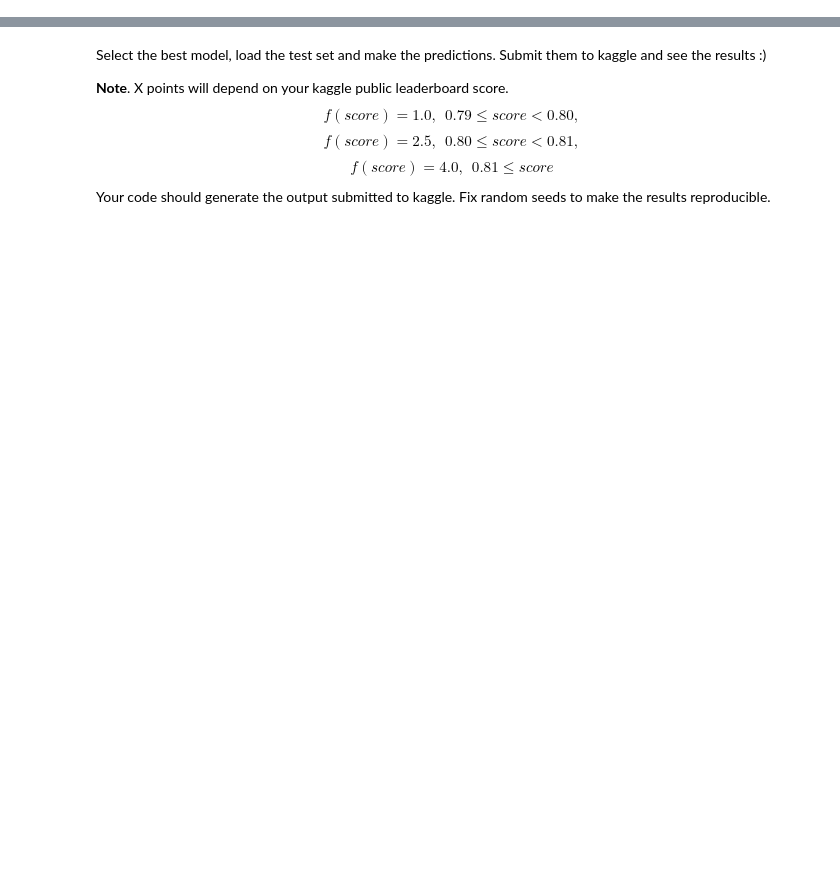
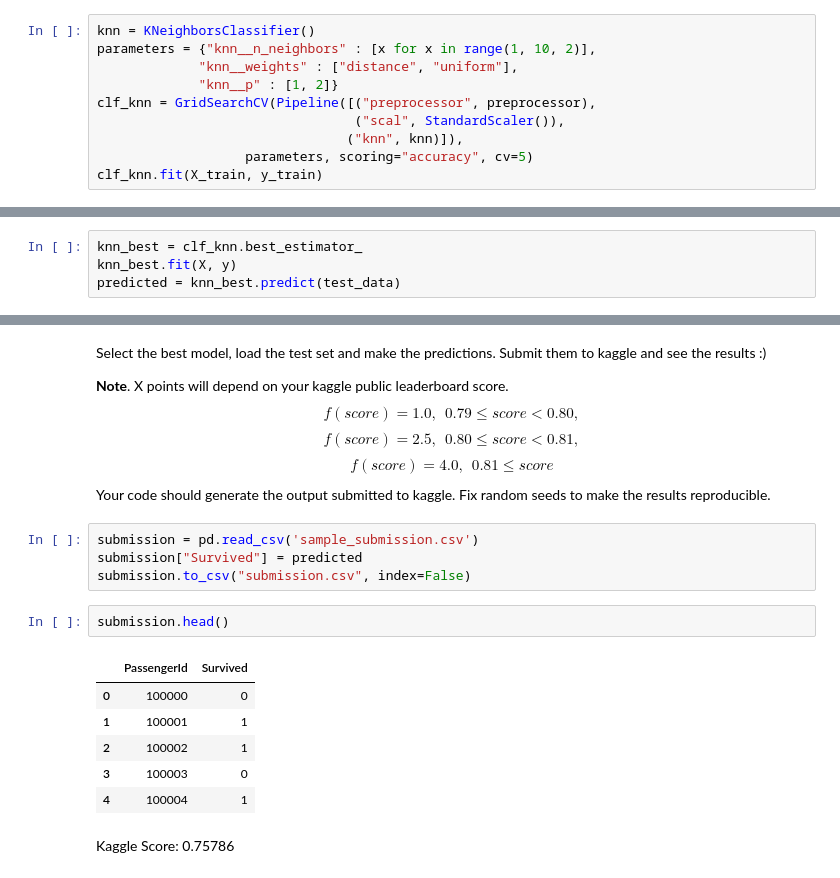
Before and after one commit to drapeykonik/RSS_Course, a Jupyter notebook: Tasks/5. Classification Linear KNN/hw_classification.ipynb, the cells around one changed output, grey strips where cells are left out. Saved outputs shown, nothing was run; the diff lists cells and outputs as text; blank space fills up the shorter version.

```diff
--- a/Tasks/5. Classification Linear KNN/hw_classification.ipynb
+++ b/Tasks/5. Classification Linear KNN/hw_classification.ipynb
@@ -755,0 +717,10 @@ pd.DataFrame({"Train" : metrics.accuracy_score(y_pred=clf.predict(X_train), y_tr
+# %%
+knn = KNeighborsClassifier()
+parameters = {"knn__n_neighbors" : [x for x in range(1, 10, 2)],
+             "knn__weights" : ["distance", "uniform"],
+             "knn__p" : [1, 2]}
+clf_knn = GridSearchCV(Pipeline([("preprocessor", preprocessor),
+                                 ("scal", StandardScaler()),
+                                ("knn", knn)]),
+                   parameters, scoring="accuracy", cv=5)
+clf_knn.fit(X_train, y_train)
@@ -759,0 +765,4 @@ pd.DataFrame({"Train" : metrics.accuracy_score(y_pred=clf.predict(X_train), y_tr
+# %%
+knn_best = clf_knn.best_estimator_
+knn_best.fit(X, y)
+predicted = knn_best.predict(test_data)
@@ -765,3 +778,18 @@ $$ f(score) = 1.0, \ \ 0.79 \leq score < 0.80,$$
 $$ f(score) = 2.5, \ \ 0.80 \leq score < 0.81,$$
 $$ f(score) = 4.0, \ \ 0.81 \leq score $$
 Your code should generate the output submitted to kaggle. Fix random seeds to make the results reproducible.
+# %%
+submission = pd.read_csv('sample_submission.csv')
+submission["Survived"] = predicted
+submission.to_csv("submission.csv", index=False)
+# %%
+submission.head()
+# %% [output]
+|  | PassengerId | Survived |
+| 0 | 100000 | 0 |
+| 1 | 100001 | 1 |
+| 2 | 100002 | 1 |
+| 3 | 100003 | 0 |
+| 4 | 100004 | 1 |
+# %% [markdown]
+Kaggle Score: 0.75786
```
Also changed, not shown: parts of 34 cells of this notebook, 3 other files.
